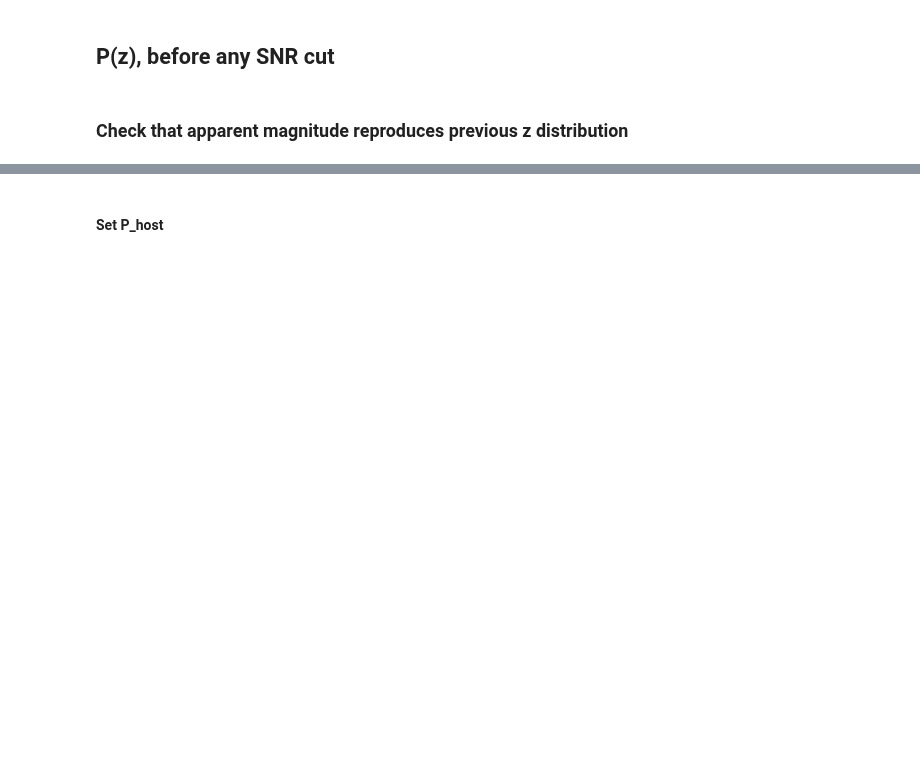
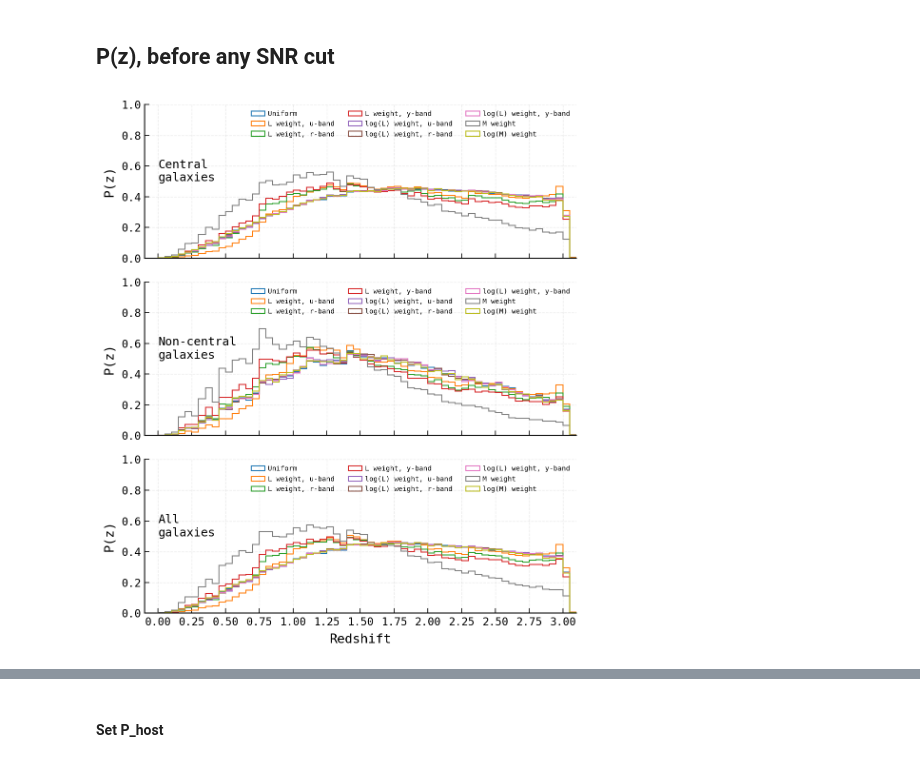
Before and after one commit to LSSTDESC/gwStreetlights, a Jupyter notebook: CBCCats/SkySim_validation_uniformParent.ipynb, the cells around one changed output, grey strips where cells are left out. Drawn from its saved outputs; the diff is of its cells as text; code cells hidden in the pictures; blank space fills up the shorter version.

```diff
--- a/CBCCats/SkySim_validation_uniformParent.ipynb
+++ b/CBCCats/SkySim_validation_uniformParent.ipynb
@@ -411,7 +433,7 @@ data.columns.values
 # %%
 weights = ["weight_L","weight_logL","weight_M","weight_logM"]
 # weights = ["weight_L","weight_M","weight_logM"]
-remaining_bands = ["u","g"]
+remaining_bands = ["u","r","y"]
 df_dict = {}
 # %%
 %%time
@@ -461,21 +488,25 @@ colors=[
 # %%
 fig,axs = plt.subplots(3,1,figsize=[7,8],sharex=True,sharey=True)
 
-for val,key,colr in zip(df_dict.values(),["Uniform","L weight, u-band","L weight, g-band","log(L) weight, u-band","log(L) weight, g-band","M weight","log(M) weight"],colors):
+for val,key in zip(df_dict.values(),["Uniform","L weight, u-band","L weight, r-band","L weight, y-band",
+                                     "log(L) weight, u-band","log(L) weight, r-band","log(L) weight, y-band",
+                                     "M weight","log(M) weight"]):
     mask = val["is_central"]==True # Mask all central galaxies
-    axs[0].hist(val[mask]["redshift"],bins=np.arange(0,3.11,step=0.05), edgecolor=colr,label=key,histtype='step',density=True)
-    axs[1].hist(val[~mask]["redshift"],bins=np.arange(0,3.11,step=0.05), edgecolor=colr,label=key,histtype='step',density=True)
-    axs[2].hist(val["redshift"],bins=np.arange(0,3.11,step=0.05), edgecolor=colr,label=key,histtype='step',density=True)
+    axs[0].hist(val[mask]["redshift"],bins=np.arange(0,3.11,step=0.05),label=key,histtype='step',density=True)
+    axs[1].hist(val[~mask]["redshift"],bins=np.arange(0,3.11,step=0.05),label=key,histtype='step',density=True)
+    axs[2].hist(val["redshift"],bins=np.arange(0,3.11,step=0.05),label=key,histtype='step',density=True)
 for ax in axs:
     ax.grid(ls='--')
     ax.set_ylabel("P(z)")
     ax.set_xticks(np.arange(0,3.1,step=0.25))
-    ax.legend(fontsize='xx-small')
+    ax.legend(fontsize='xx-small',ncols=3)
     ax.set_xlim(-0.1,3.1)
+    ax.set_ylim(0,1)
 axs[-1].set_xlabel("Redshift")
 axs[0].text(0,0.5,"Central\ngalaxies")
 axs[1].text(0,0.5,"Non-central\ngalaxies")
 axs[2].text(0,0.5,"All\ngalaxies")
 fig.tight_layout()
+fig.savefig(os.path.join(os.getcwd(),"UniformParent_P_z_differentWeights.jpg"),dpi=200)
+# %% [output]
+[figure, added]
-# %% [markdown]
-### Check that apparent magnitude reproduces previous z distribution
```
Also changed, not shown: parts of 55 cells of this notebook, 3 other files.
